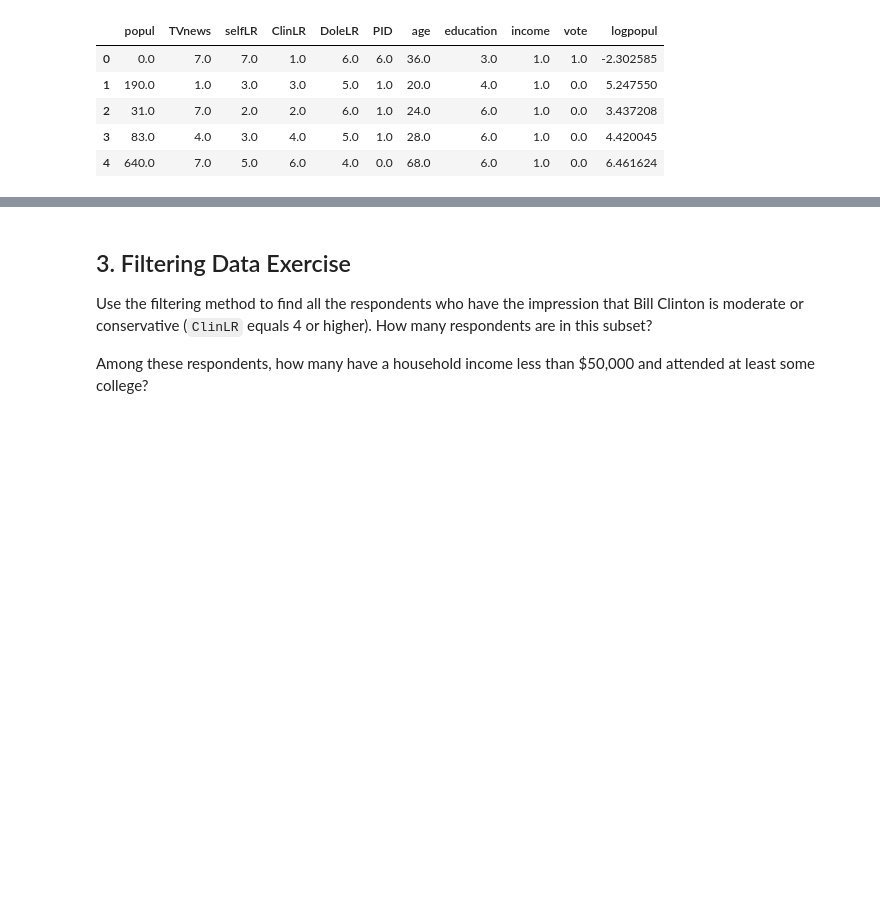
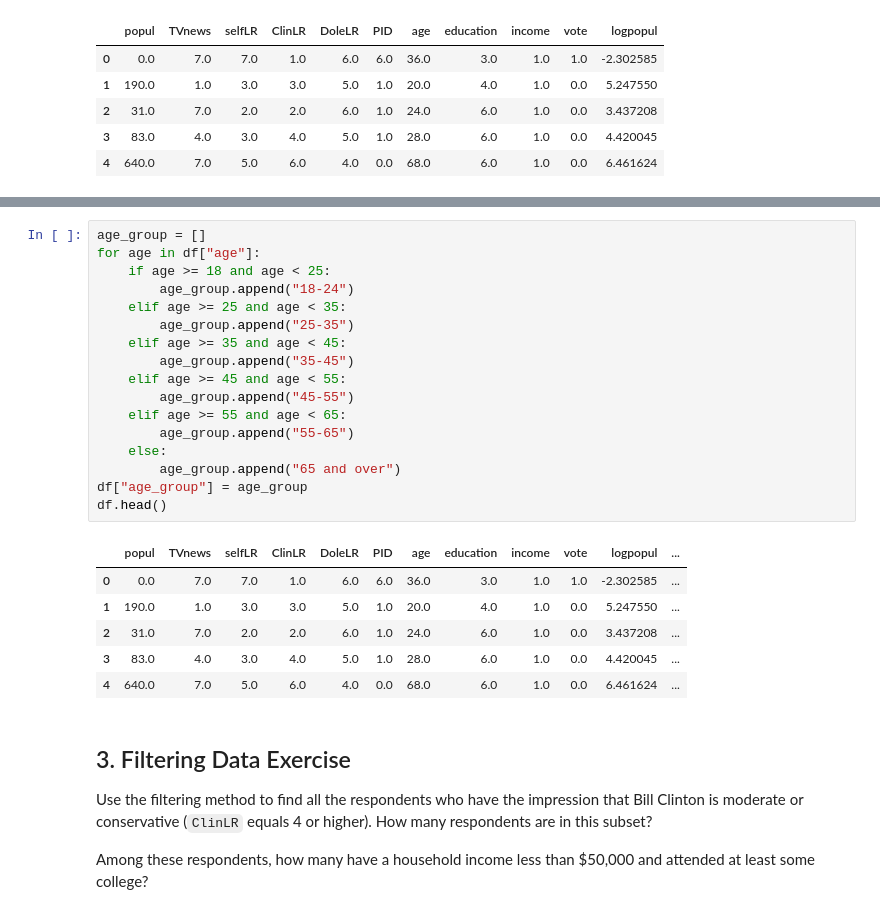
Before and after one commit to slouie88/pandas-practice, a Jupyter notebook: Python_pandas_Practice_Problems_UC_Berkeley_MIDS_notebook.ipynb, the cells around one changed output, grey strips where cells are left out. Drawn from its saved outputs; the diff is of its cells as text; blank space fills up the shorter version.

```diff
--- a/Python_pandas_Practice_Problems_UC_Berkeley_MIDS_notebook.ipynb
+++ b/Python_pandas_Practice_Problems_UC_Berkeley_MIDS_notebook.ipynb
@@ -131,3 +149,27 @@ df.head()
+# %%
+age_group = []
+for age in df["age"]:
+    if age >= 18 and age < 25:
+        age_group.append("18-24")
+    elif age >= 25 and age < 35:
+        age_group.append("25-35")
+    elif age >= 35 and age < 45:
+        age_group.append("35-45")
+    elif age >= 45 and age < 55:
+        age_group.append("45-55")
+    elif age >= 55 and age < 65:
+        age_group.append("55-65")
+    else:
+        age_group.append("65 and over")
+df["age_group"] = age_group
+df.head()
+# %% [output]
+|  | popul | TVnews | selfLR | ClinLR | DoleLR | PID | age | education | income | vote | logpopul | ... |
+| 0 | 0.0 | 7.0 | 7.0 | 1.0 | 6.0 | 6.0 | 36.0 | 3.0 | 1.0 | 1.0 | -2.302585 | ... |
+| 1 | 190.0 | 1.0 | 3.0 | 3.0 | 5.0 | 1.0 | 20.0 | 4.0 | 1.0 | 0.0 | 5.247550 | ... |
+| 2 | 31.0 | 7.0 | 2.0 | 2.0 | 6.0 | 1.0 | 24.0 | 6.0 | 1.0 | 0.0 | 3.437208 | ... |
+| 3 | 83.0 | 4.0 | 3.0 | 4.0 | 5.0 | 1.0 | 28.0 | 6.0 | 1.0 | 0.0 | 4.420045 | ... |
+| 4 | 640.0 | 7.0 | 5.0 | 6.0 | 4.0 | 0.0 | 68.0 | 6.0 | 1.0 | 0.0 | 6.461624 | ... |
 # %% [markdown]
 ## 3. Filtering Data Exercise
 
```
Also changed, not shown: parts of 1 cell of this notebook.
